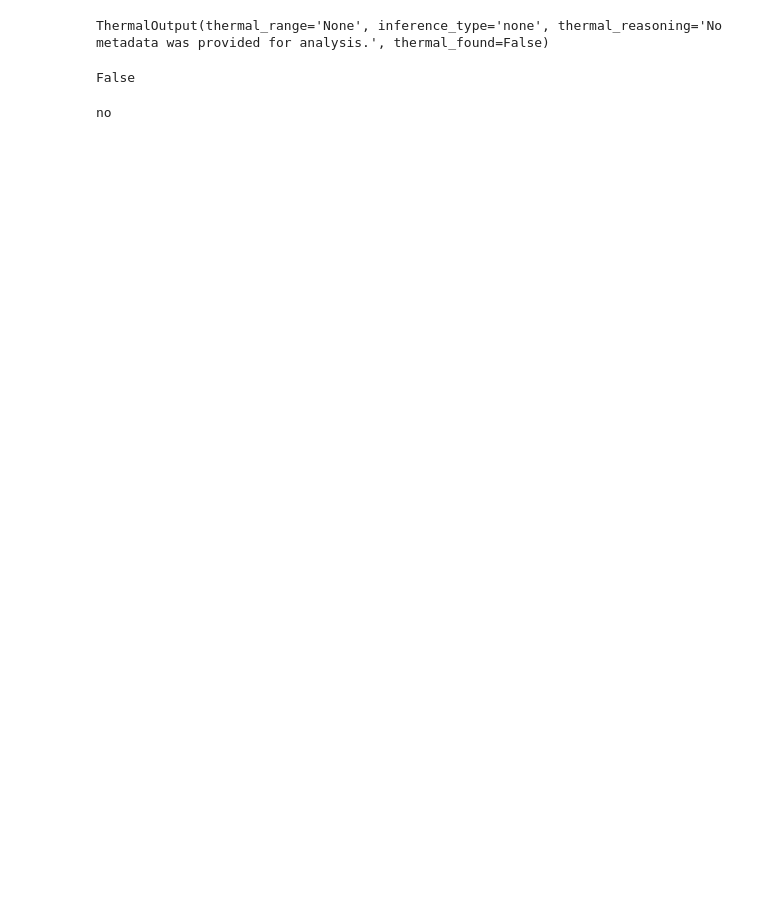
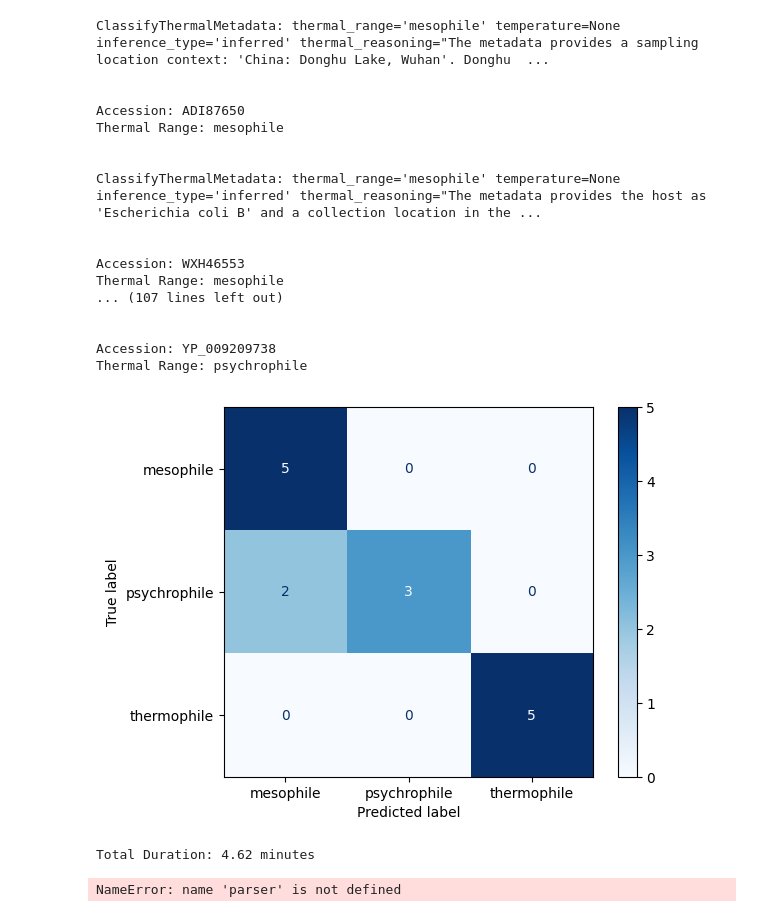
Before and after one commit to JDuarteNiemen/agentic_thermal_classifier, a Jupyter notebook: model_benchmarking.ipynb, the cells around one changed output. Cells and saved outputs as stored; diff of their text form; code cells hidden in the pictures; blank space fills up the shorter version.

```diff
--- a/model_benchmarking.ipynb
+++ b/model_benchmarking.ipynb
@@ -195,30 +195,51 @@ for acc in accessions:
     df["metadata"] = df["metadata"].apply(json.dumps)
     df["timings"] = df["timings"].apply(json.dumps)
     df["nodes"] = df["nodes"].apply(json.dumps)
 
     all_df = pd.concat([all_df, df], ignore_index=True)
 
 all_df.to_csv('results/granite4.1/result.csv', index=False)
 
 # Create confusion matrix
 actual=ex_df['Thermal Range']
 pred=all_df['thermal_range']
 plot=ConfusionMatrix(actual, pred)
 plot.plot(cmap='Blues')
 plt.savefig('results/granite4.1/confusion_matrix.png', dpi=300, bbox_inches='tight')
 plt.show()
 
 
 # Total duration
 import pandas as pd
 df=pd.read_csv('results/granite4.1/result.csv')
 total_duration=0
 for i in df['duration']:
     total_duration+=i
 print(f'Total Duration: {round((total_duration/60),2)} minutes')
 
 # Get the classification report
 classification_report=classification_report(actual, pred)
 
 with open('results/granite4.1/classification_report.txt', 'w') as f:
     f.write(classification_report)
+    f.write(f'\n\n Total Duration: {round((total_duration/60),2)} minutes')
+# %% [output]
+ClassifyThermalMetadata: thermal_range='mesophile' temperature=None inference_type='inferred' thermal_reasoning="The metadata provides a sampling location context: 'China: Donghu Lake, Wuhan'. Donghu  ...
+
+
+Accession: ADI87650
+Thermal Range: mesophile
+
+
+ClassifyThermalMetadata: thermal_range='mesophile' temperature=None inference_type='inferred' thermal_reasoning="The metadata provides the host as 'Escherichia coli B' and a collection location in the ...
+
+
+Accession: WXH46553
+Thermal Range: mesophile
+... (107 lines left out)
+
+
+Accession: YP_009209738
+Thermal Range: psychrophile
+[figure, added]
+Total Duration: 4.62 minutes
@@ -274,45 +246,4 @@ prompt=f"""
-# %%
-from langchain_core.caches import InMemoryCache
-from langchain_ollama import ChatOllama
-model='gemma4:e4b'
-
-
-from pydantic import BaseModel
-
-class ThermalOutput(BaseModel):
-    thermal_range: str
-    inference_type: str
-    thermal_reasoning: str
-    thermal_found: bool
-
-cache=InMemoryCache()
-
-llm=ChatOllama(
-        model=model,
-
-        temperature=0.0,
-        num_predict=4096,
-        reasoning=False,
-        cache=False
-    )
-
-structured_llm = llm.with_structured_output(ThermalOutput)
-
-response=structured_llm.invoke(prompt)
-
-cache.clear()
-
-response
-# %% [output]
-ThermalOutput(thermal_range='None', inference_type='none', thermal_reasoning='No metadata was provided for analysis.', thermal_found=False)
-# %%
-import json
-
-response.thermal_found
-# %% [output]
-False
-# %%
-if not response.thermal_found:
-    print('no')
-# %% [output]
-no
+# %%
+format_instructions = parser.get_format_instructions()
+# %% [output]
+NameError: name 'parser' is not defined
```
Also changed, not shown: parts of 3 cells of this notebook, 13 other files.
